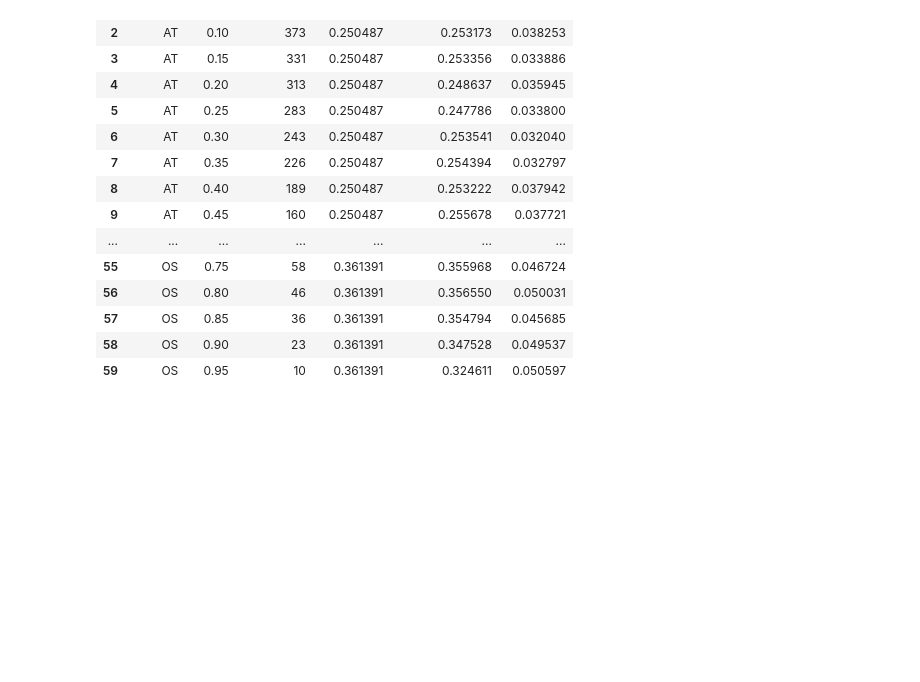
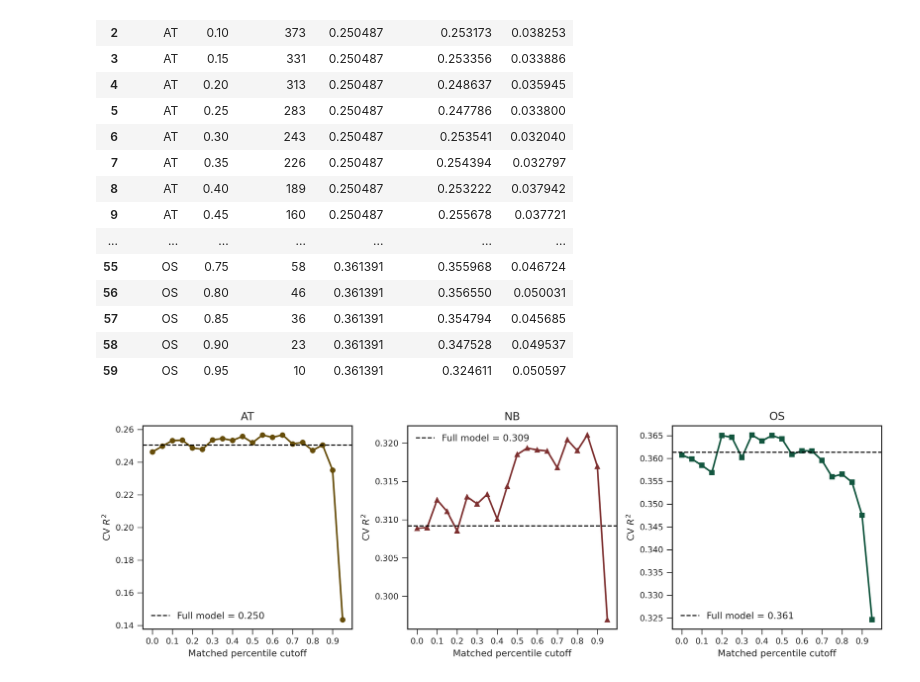
Before and after one commit to ih-11/regression, a Jupyter notebook: notebooks/model_retention.ipynb, the cells around one changed output. Drawn from its saved outputs; the diff is of its cells as text; code cells hidden in the pictures; blank space fills up the shorter version.

```diff
--- a/notebooks/model_retention.ipynb
+++ b/notebooks/model_retention.ipynb
@@ -810,3 +810,33 @@ Reduced-model CV performance
 | 57 | OS | 0.85 | 36 | 0.361391 | 0.354794 | 0.045685 |
 | 58 | OS | 0.90 | 23 | 0.361391 | 0.347528 | 0.049537 |
 | 59 | OS | 0.95 | 10 | 0.361391 | 0.324611 | 0.050597 |
+# %%
+# ============================================
+# Reduced-model CV R2 across cutoffs
+# ============================================
+
+fig, axes = plt.subplots(1, 3, figsize=(12, 4), dpi=_PLOT_CFG["dpi"])
+
+for ax, species_key in zip(axes, SPECIES):
+    species = SPECIES_INFO[species_key]["label"]
+    temp = retention_cv_df.loc[retention_cv_df["Species"] == species]
+    full_r2 = temp["Full_CV_R2"].iloc[0]
+
+    ax.plot(
+        temp["Cutoff"], temp["Reduced_CV_R2"],
+        color=SPECIES_INFO[species_key]["color"],
+        marker=SPECIES_INFO[species_key]["marker"],
+        lw=1.8, ms=5,
+    )
+
+    ax.axhline(full_r2, color="black", ls="--", lw=1.2, label=f"Full model = {full_r2:.3f}")
+
+    ax.set_title(species)
+    ax.set_xticks(np.arange(0, 1.0, 0.1))
+    format_axis(ax, xlabel="Matched percentile cutoff", ylabel="CV $R^2$")
+    ax.legend(frameon=False)
+
+plt.tight_layout()
+plt.show()
+# %% [output]
+[figure, added]
```
Also changed, not shown: parts of 6 cells of this notebook, 1 other file.
